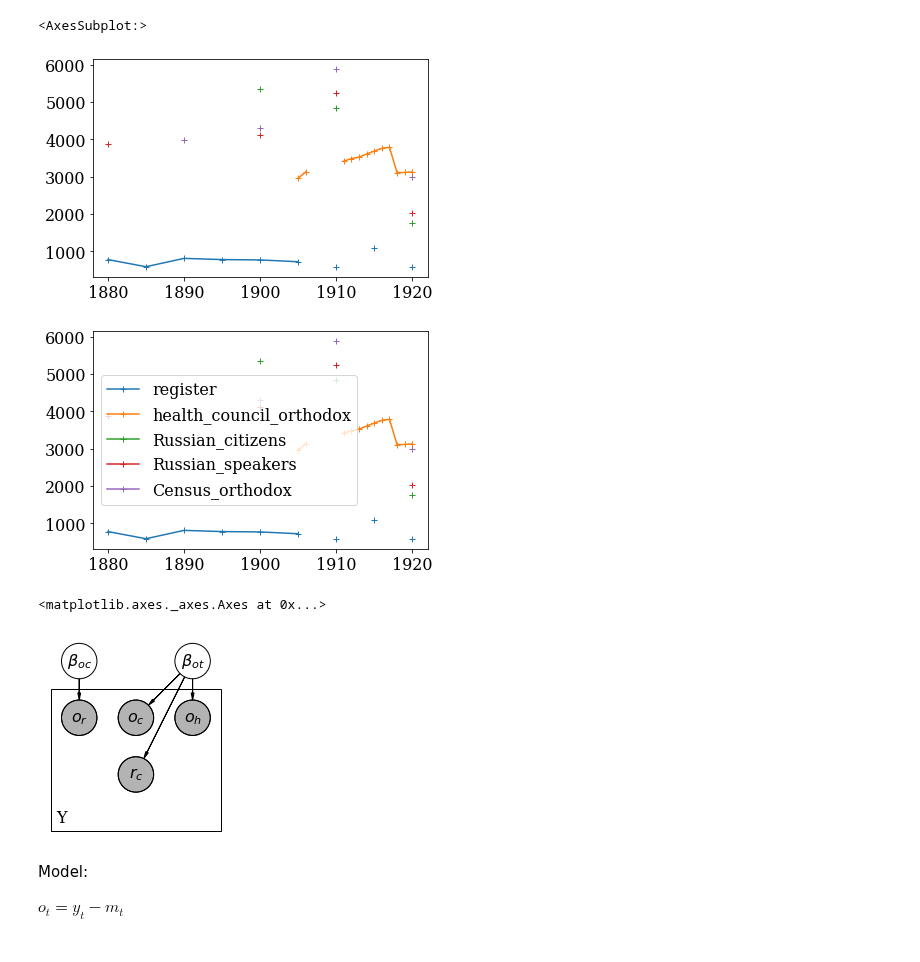
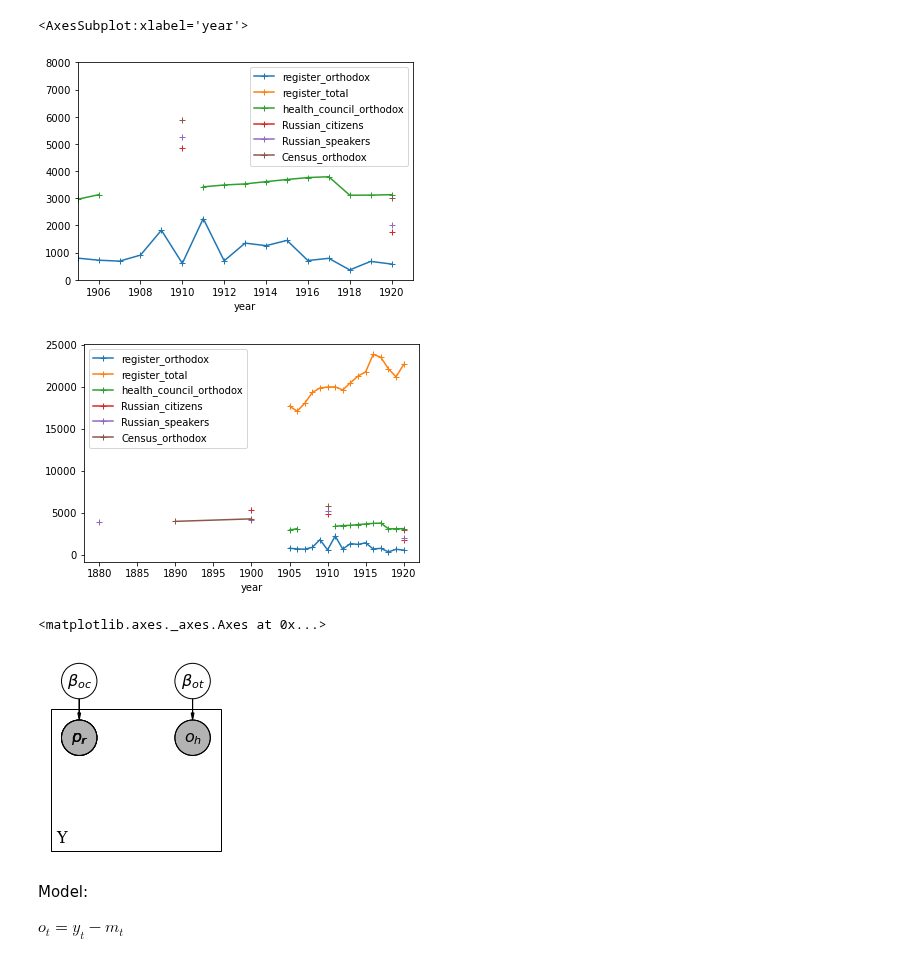
Before and after one commit to AnttiHaerkoenen/vyborg_orthodox, a Jupyter notebook: notebooks/missing_orthodox.ipynb, the cells around one changed output. Drawn from its saved outputs; the diff is of its cells as text; code cells hidden in the pictures.

```diff
--- a/notebooks/missing_orthodox.ipynb
+++ b/notebooks/missing_orthodox.ipynb
@@ -47,53 +1,47 @@ def prepare_pop_data(
 # %%
+import warnings
+from pathlib import Path
+
+import pandas as pd
+
+data_dir = Path('../data')
+warnings.simplefilter(action='ignore', category=FutureWarning)
+
 district_codes = pd.read_csv(data_dir / 'district_codes_1878.csv')
 district_codes = {k: v for k, v in district_codes.itertuples(index=False)}
 institutions = pd.read_csv(data_dir / 'institutions.csv', dtype={'district': str, 'plot_number': str})
 
 districts_in_city = [
     'Valli',
     'Salakkalahti',
     'Repola',
     'Anina',
     'Papula',
     'P_Annan_kruunu',
     'Hiekka',
     'Pantsarlahti',
     'Viipurin_esikaupunki',
     'Paulovski',
     'Havi',
     'Saunalahti',
     'Pietarin_esikaupunki',
 ]
 
-poll_tax = {}
-
-for year in range(1880, 1921, 5):
-    population_data = pd.read_csv(
-            data_dir / 'interim' / f'pop_by_page_{year}.csv',
-            index_col=0,
-            dtype={'district': str, 'representative_plot': str, 'page_number': str},
-        ).pipe(prepare_pop_data).pipe(remove_institutions, institutions, year)
-    population_data = population_data[population_data.district.isin(districts_in_city)]
-    population_data = population_data.loc[:, ['district', 'lutheran', 'orthodox', 'total']].groupby('district').sum()
-    totals = pd.Series(population_data.sum(axis=0), name='totals')
-    population_data = population_data.append(totals)
-
-    poll_tax[year] = population_data.loc['totals', 'orthodox']
-
-poll_tax = pd.Series(poll_tax, name='poll_tax')
+poll_tax = pd.read_csv(data_dir / 'poll_tax_register.csv', index_col=0)
+poll_tax['total'] = poll_tax.total_women + poll_tax.total_men
 health_council = pd.read_csv(data_dir / 'health_council.csv', index_col=0).pop_orthodox
 foreigners = pd.read_csv(data_dir / 'foreigners.csv', index_col=0).russia
 language = pd.read_csv(data_dir / 'language.csv', index_col=0).russian
 religion = pd.read_csv(data_dir / 'religion.csv', index_col=0).orthodox
-data = pd.DataFrame([poll_tax, health_council, foreigners, language, religion]).T
-data.columns = ['register', 'health_council_orthodox', 'Russian_citizens', 'Russian_speakers', 'Census_orthodox']
+data = pd.DataFrame([poll_tax.orthodox, poll_tax.total, health_council, foreigners, language, religion]).T
+data.columns = ['register_orthodox', 'register_total', 'health_council_orthodox', 'Russian_citizens', 'Russian_speakers', 'Census_orthodox']
 # data.interpolate(method='linear', inplace=True)
-data.plot(marker='+', legend=False)
+data.plot(marker='+', xlim=(1905, 1921), ylim=(0, 8000))
 data.plot(marker='+')
 # %% [output]
-<AxesSubplot:>
+<AxesSubplot:xlabel='year'>
-[figure, old version]
+[figure, new version]
-[figure, old version]
+[figure, new version]
 # %%
 import daft
 from matplotlib import rc
@@ -102,24 +50,21 @@ rc("font", family="serif", size=16)
 scale = 1.25
 pgm = daft.PGM()
 
-pgm.add_node('census_russian', r'$r_c$', 2, 1, fixed=False, scale=scale, observed=True)
 pgm.add_node('health_orthodox', r'$o_h$', 3, 2, fixed=False, scale=scale, observed=True)
-pgm.add_node('census_orthodox', r'$o_c$', 2, 2, fixed=False, scale=scale, observed=True)
 pgm.add_node('register_orthodox', r'$o_r$', 1, 2, fixed=False, scale=scale, observed=True)
+pgm.add_node('register_total', r'$p_r$', 1, 2, fixed=False, scale=scale, observed=True)
 pgm.add_node('beta_orthodox_city', r'$\beta_{oc}$', 1, 3, fixed=False, scale=scale, observed=False)
 pgm.add_node('beta_orthodox_total', r'$\beta_{ot}$', 3, 3, fixed=False, scale=scale, observed=False)
 
 pgm.add_edge('beta_orthodox_city', 'register_orthodox', directed=True)
-pgm.add_edge('beta_orthodox_total', 'census_orthodox', directed=True)
 pgm.add_edge('beta_orthodox_total', 'health_orthodox', directed=True)
-pgm.add_edge('beta_orthodox_total', 'census_russian', directed=True)
 
 pgm.add_plate([0.5, 0, 3, 2.5], 'Y')
 
 pgm.render()
 # %% [output]
 <matplotlib.axes._axes.Axes at 0x...>
-[figure, old version]
+[figure, new version]
 # %% [markdown]
 Model:
 
```
Also changed, not shown: parts of 2 cells of this notebook, 1 other file.
